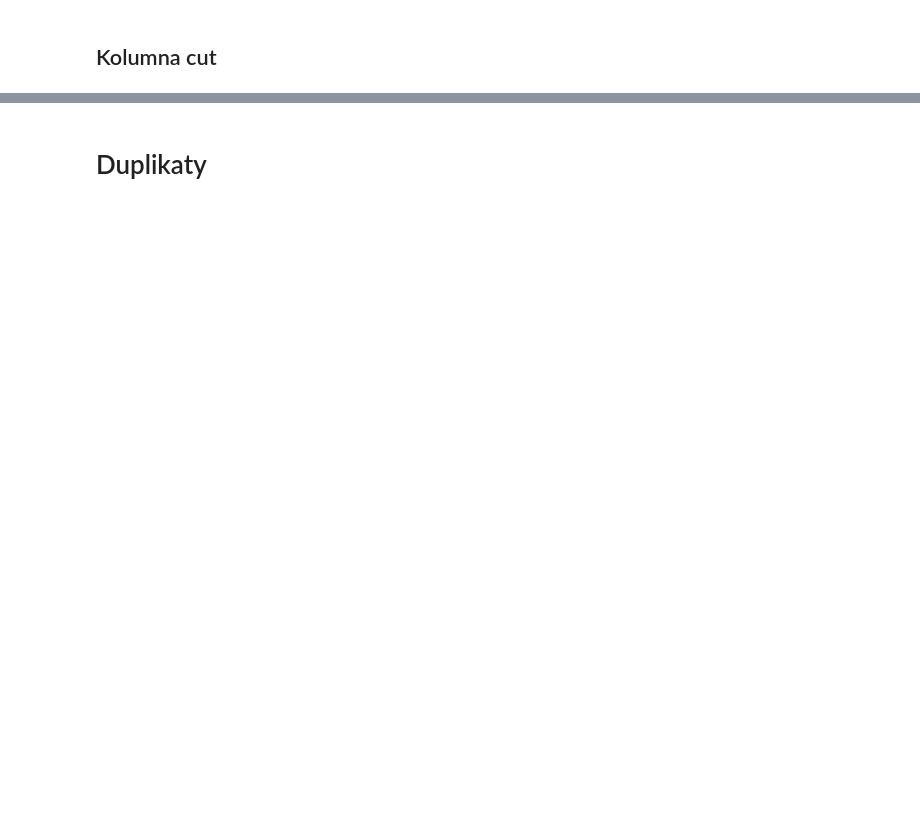
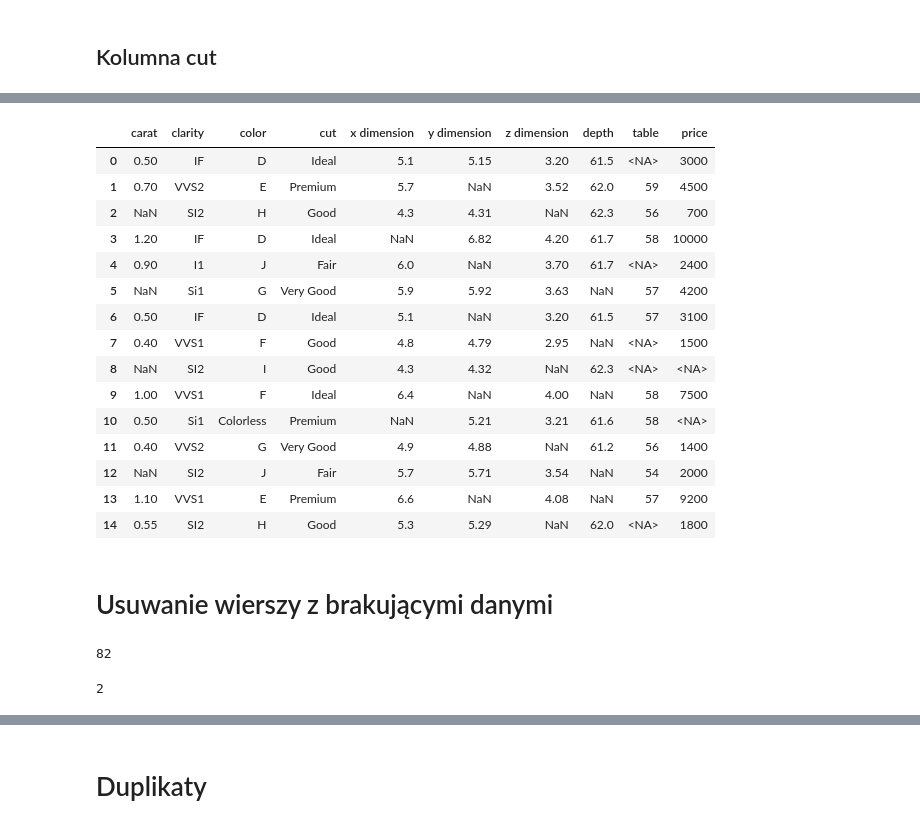
Before and after one commit to GWawrzeniecki/PAD, a Jupyter notebook: Projekt/data_prepare.ipynb, the cells around one changed output, grey strips where cells are left out. Saved outputs shown, nothing was run; the diff lists cells and outputs as text; code cells hidden in the pictures; blank space fills up the shorter version.

```diff
--- a/Projekt/data_prepare.ipynb
+++ b/Projekt/data_prepare.ipynb
@@ -161,0 +210,40 @@ dtype: object
+# %%
+data.head(15)
+# %% [output]
+|  | carat | clarity | color | cut | x dimension | y dimension | z dimension | depth | table | price |
+| 0 | 0.50 | IF | D | Ideal | 5.1 | 5.15 | 3.20 | 61.5 | <NA> | 3000 |
+| 1 | 0.70 | VVS2 | E | Premium | 5.7 | NaN | 3.52 | 62.0 | 59 | 4500 |
+| 2 | NaN | SI2 | H | Good | 4.3 | 4.31 | NaN | 62.3 | 56 | 700 |
+| 3 | 1.20 | IF | D | Ideal | NaN | 6.82 | 4.20 | 61.7 | 58 | 10000 |
+| 4 | 0.90 | I1 | J | Fair | 6.0 | NaN | 3.70 | 61.7 | <NA> | 2400 |
+| 5 | NaN | Si1 | G | Very Good | 5.9 | 5.92 | 3.63 | NaN | 57 | 4200 |
+| 6 | 0.50 | IF | D | Ideal | 5.1 | NaN | 3.20 | 61.5 | 57 | 3100 |
+| 7 | 0.40 | VVS1 | F | Good | 4.8 | 4.79 | 2.95 | NaN | <NA> | 1500 |
+| 8 | NaN | SI2 | I | Good | 4.3 | 4.32 | NaN | 62.3 | <NA> | <NA> |
+| 9 | 1.00 | VVS1 | F | Ideal | 6.4 | NaN | 4.00 | NaN | 58 | 7500 |
+| 10 | 0.50 | Si1 | Colorless | Premium | NaN | 5.21 | 3.21 | 61.6 | 58 | <NA> |
+| 11 | 0.40 | VVS2 | G | Very Good | 4.9 | 4.88 | NaN | 61.2 | 56 | 1400 |
+| 12 | NaN | SI2 | J | Fair | 5.7 | 5.71 | 3.54 | NaN | 54 | 2000 |
+| 13 | 1.10 | VVS1 | E | Premium | 6.6 | NaN | 4.08 | NaN | 57 | 9200 |
+| 14 | 0.55 | SI2 | H | Good | 5.3 | 5.29 | NaN | 62.0 | <NA> | 1800 |
+# %% [markdown]
+# Usuwanie wierszy z brakującymi danymi
+# %%
+# Postanowiłem usunąć wiersze gdzie carat jest nan.
+# Myślę, że jest to największy czynnik który ma wpływ na cene wyrobu
+# Zmniejszy to rozmiar danych o 50 wierszy ale dane będą dokładniejsze
+count = data['carat'].isna().sum()
+data = data.dropna(subset=['carat'])
+
+# Brakujące dane w kolumnie price postanowiłem zamienić średnią z wierszy o podobnych wartościach (carat i cut jest taki sam)
+# Zobaczmy ile jest wierszy gdzie carat i cut jest taki sam - 82
+size = len(data.groupby(['carat', 'cut'], observed=True))
+size
+# %% [output]
+82
+# %%
+# Ilosc wierszy bez ceny
+price_na_data = data[data['price'].isna()]
+print(len(price_na_data))
+# %% [output]
+2
```
Also changed, not shown: parts of 14 cells of this notebook, 9 other files.
